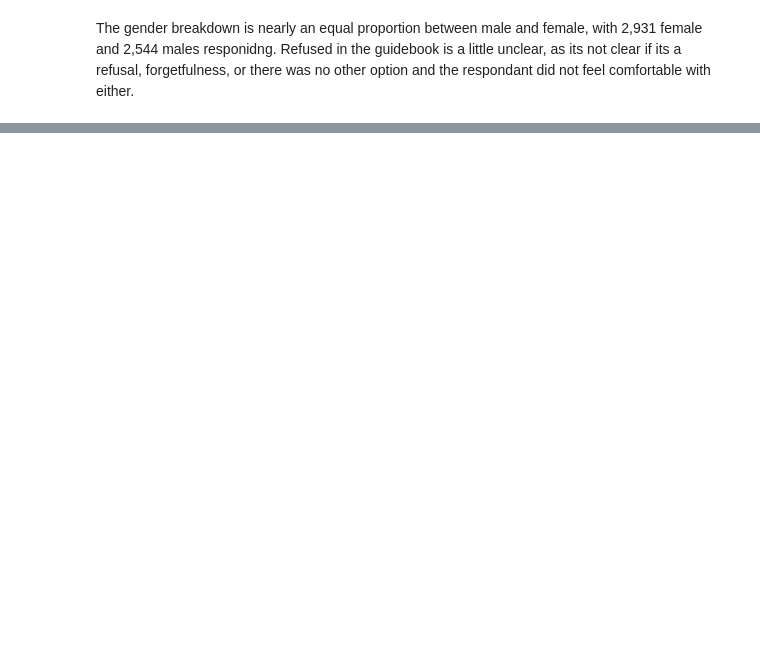
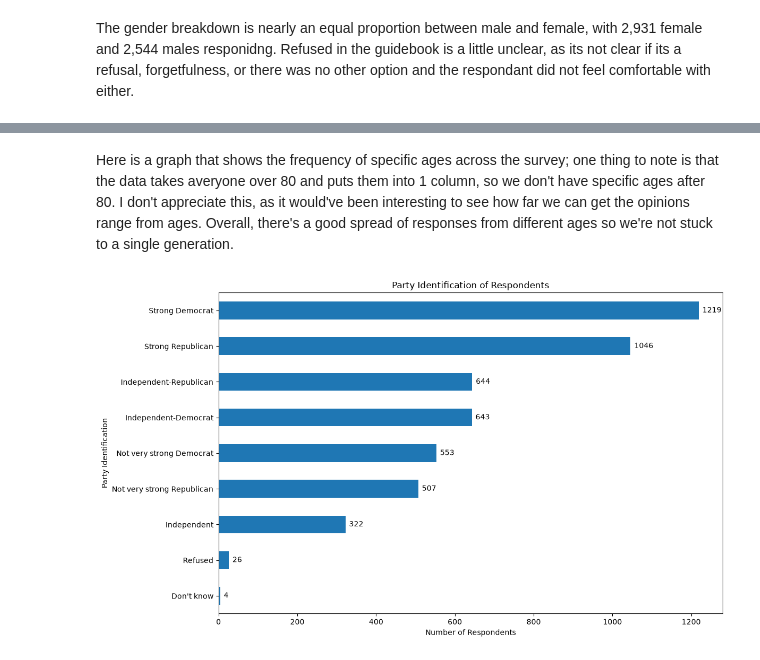
Before and after one commit to ii9643/CYOH-ii9643, a Jupyter notebook: cyoh_hw.ipynb, the cells around one changed output, grey strips where cells are left out. Drawn from its saved outputs; the diff is of its cells as text; code cells hidden in the pictures; blank space fills up the shorter version.

```diff
--- a/cyoh_hw.ipynb
+++ b/cyoh_hw.ipynb
@@ -307,0 +331,21 @@ Name: proportion, dtype: float64
+# %% [markdown]
+Here is a graph that shows the frequency of specific ages across the survey; one thing to note is that the data takes averyone over 80 and puts them into 1 column, so we don't have specific ages after 80. I don't appreciate this, as it would've been interesting to see how far we can get the opinions range from ages. Overall, there's a good spread of responses from different ages so we're not stuck to a single generation.
+# %%
+
+party_counts = finalvoting["party_identification"].value_counts()
+
+ax = party_counts.sort_values().plot(
+    kind="barh",
+    figsize=(12, 7),
+    title="Party Identification of Respondents"
+)
+
+for container in ax.containers:
+    ax.bar_label(container, fmt="%.0f", padding=5)
+
+plt.xlabel("Number of Respondents")
+plt.ylabel("Party Identification")
+plt.tight_layout()
+plt.show()
+# %% [output]
+[figure, added]
```
Also changed, not shown: parts of 22 cells of this notebook.
